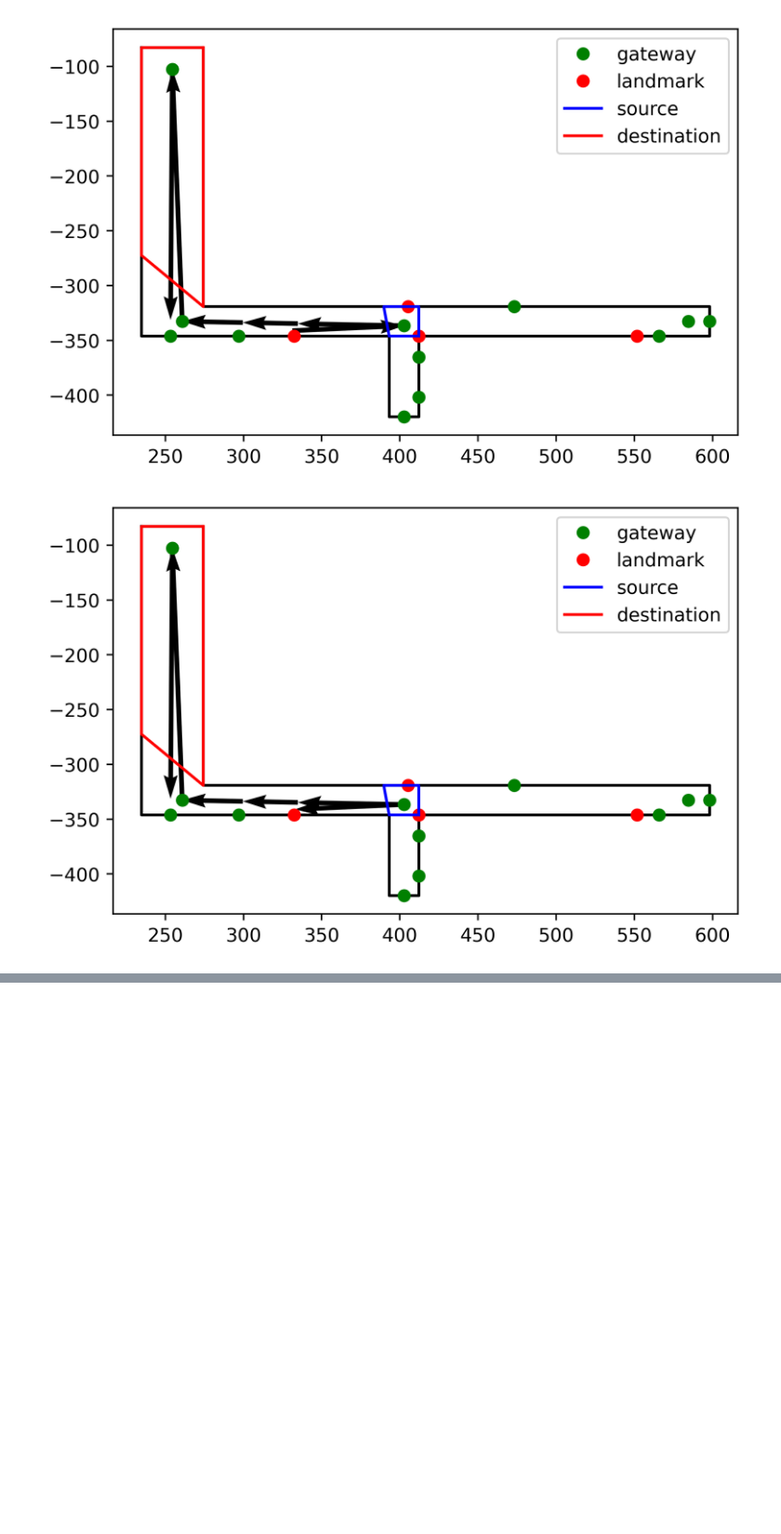
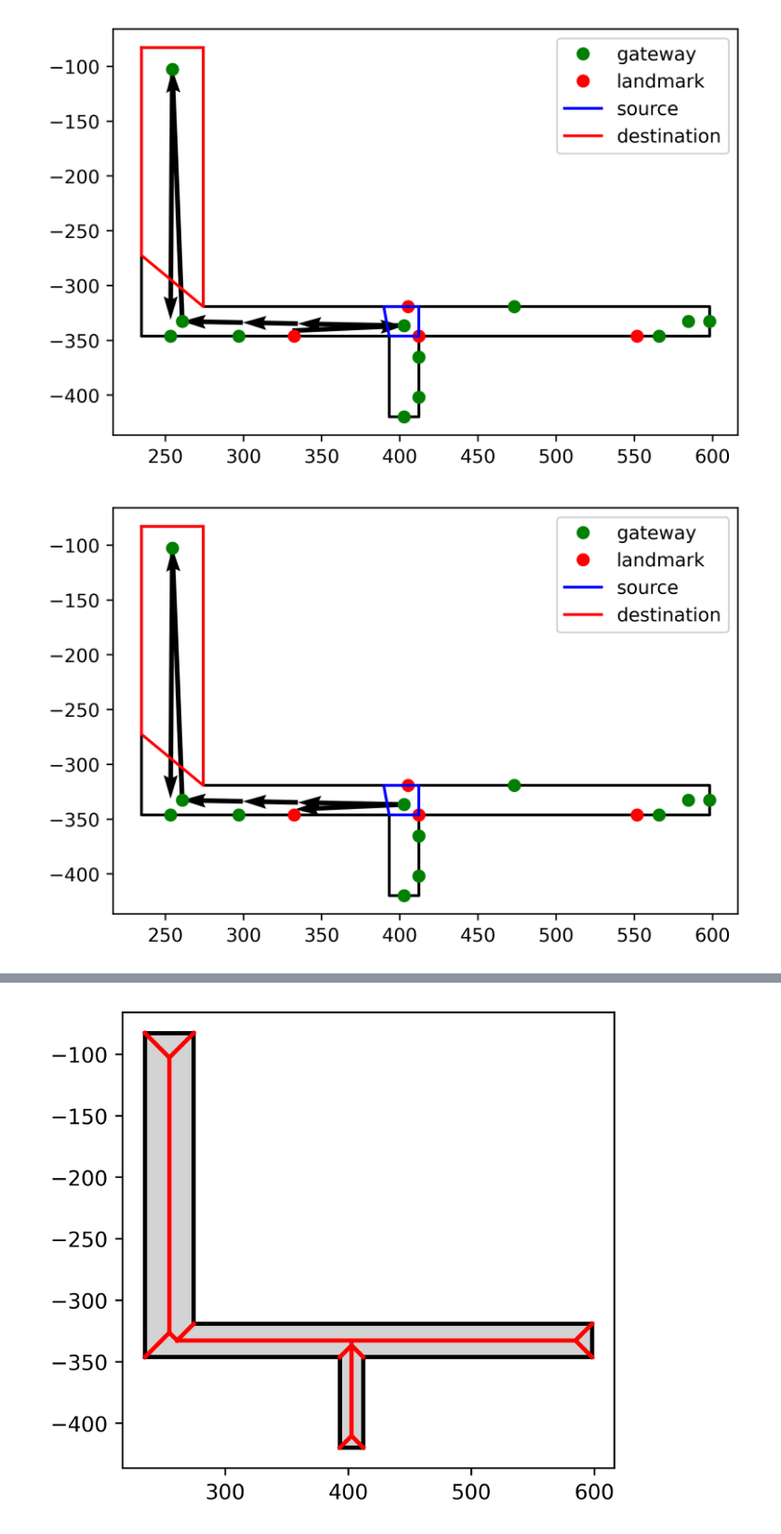
Before and after one commit to hamzeiehsan/indoor_view_graph, a Jupyter notebook: TestViewGraph.ipynb, the cells around one changed output, grey strips where cells are left out. Shown at 93% size. Drawn from its saved outputs; the diff is of its cells as text; code cells hidden in the pictures; blank space fills up the shorter version.

Commit message:
add decision point experiments

```diff
--- a/TestViewGraph.ipynb
+++ b/TestViewGraph.ipynb
@@ -650,0 +658,4 @@ plotter.show()
+# %%
+# corridor example
+isovist_object = isovist_objects[4]
+vg = vgs[4]
@@ -650,0 +675,42 @@ plotter.show()
+# %%
+bound = isovist_object.space_shp.exterior.xy
+# %%
+import itertools
+import math
+
+import geojson
+import networkx as nx
+import numpy as np
+import skgeom as sg
+import visilibity as vis
+from geojson import Polygon
+from numpy import arctan2, sin, cos, degrees
+from py2d.Math import Polygon as PolyPy2D
+from shapely.affinity import rotate, scale
+
+bound_coordinates = [sg.Point2(bound[0][idx], bound[1][idx]) for idx in range(len(bound[0])-1)]
+bound_coordinates.reverse()
+poly = sg.Polygon(bound_coordinates)
+# %%
+skel = sg.skeleton.create_interior_straight_skeleton(poly)
+# %%
+from skgeom.draw import draw
+
+def draw_skeleton(polygon, skeleton, show_time=False):
+    draw(polygon)
+
+    for h in skeleton.halfedges:
+        if h.is_bisector:
+            p1 = h.vertex.point
+            p2 = h.opposite.vertex.point
+            plt.plot([p1.x(), p2.x()], [p1.y(), p2.y()], 'r-', lw=2)
+
+    if show_time:
+        for v in skeleton.vertices:
+            plt.gcf().gca().add_artist(plt.Circle(
+                (v.point.x(), v.point.y()),
+                v.time, color='blue', fill=False))
+
+draw_skeleton(poly, skel)
+# %% [output]
+[figure, added]
```
Also changed, not shown: parts of 12 cells of this notebook.
